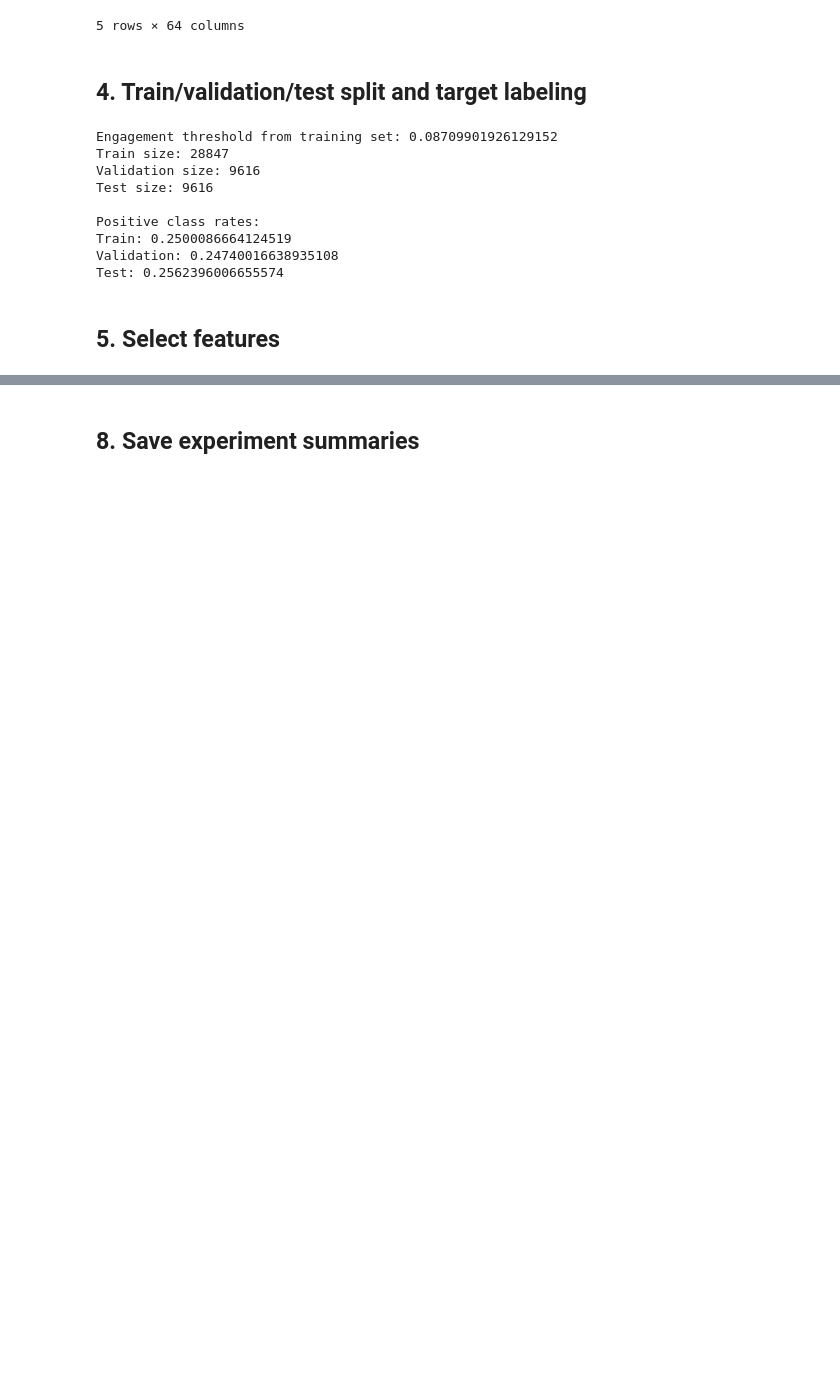
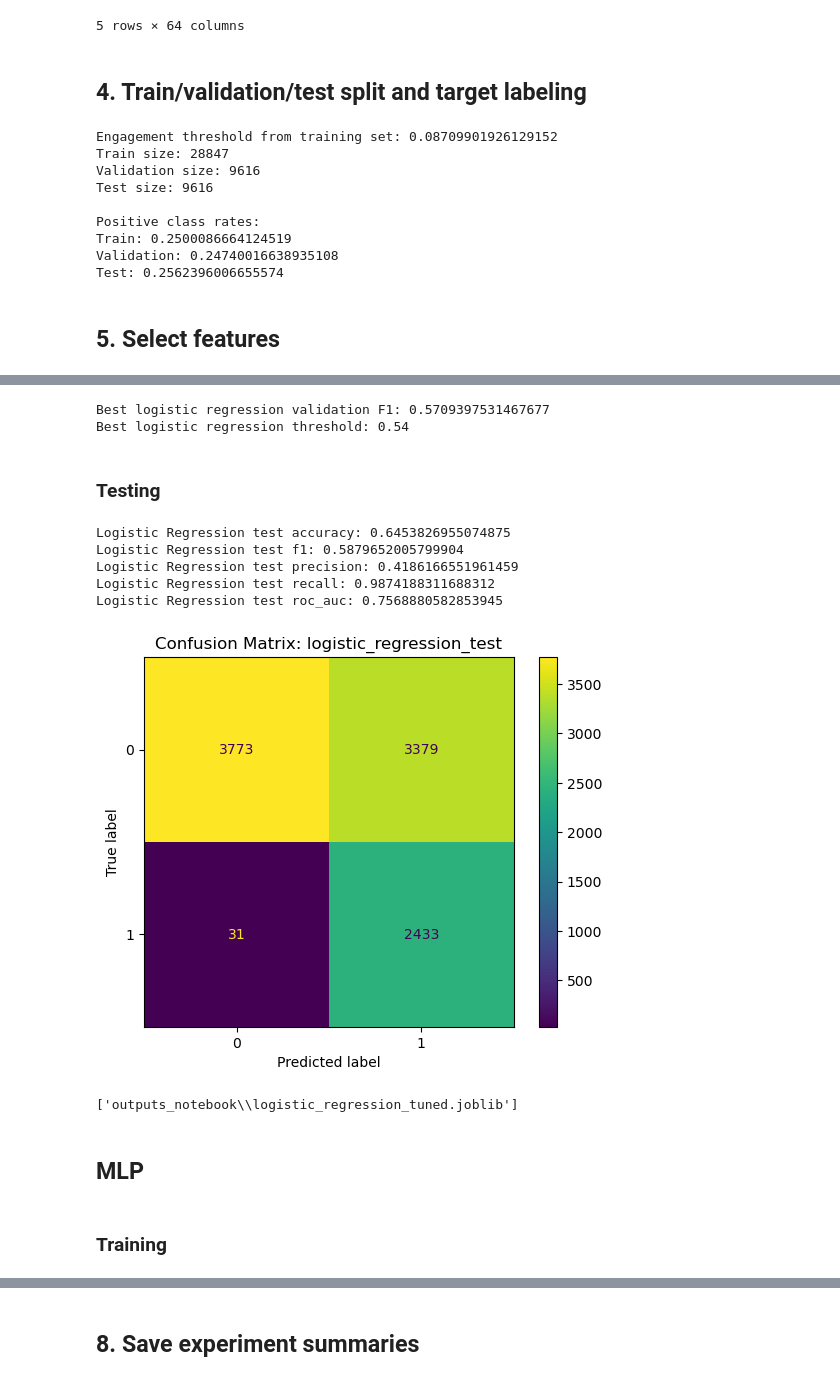
Before and after one commit to taps210/CSC753M, a Jupyter notebook: short_video_engagement_research.ipynb, the cells around one changed output, grey strips where cells are left out. Drawn from its saved outputs; the diff is of its cells as text; code cells hidden in the pictures; blank space fills up the shorter version.

Commit message:
Prioritized f1 score

```diff
--- a/short_video_engagement_research.ipynb
+++ b/short_video_engagement_research.ipynb
@@ -625,0 +475,58 @@ Best model by validation ROC-AUC: mlp_existing_impl
+# %%
+logreg_model = Pipeline(
+    steps=[
+        ("preprocessor", make_preprocessor(numeric_features, categorical_features)),
+        ("model", LogisticRegression(
+            max_iter=2000,
+            solver="liblinear",
+            class_weight="balanced",
+            random_state=42,
+        )),
+    ]
+)
+
+logreg_model.fit(X_train, y_train)
+logreg_threshold, logreg_val_f1 = find_best_threshold_for_f1(logreg_model, X_val, y_val)
+
+print("Best logistic regression validation F1:", logreg_val_f1)
+print("Best logistic regression threshold:", logreg_threshold)
+# %% [output]
+Best logistic regression validation F1: 0.5709397531467677
+Best logistic regression threshold: 0.54
+# %% [markdown]
+### Testing
+# %%
+logreg_test_probas = logreg_model.predict_proba(X_test)[:, 1]
+logreg_test_preds = (logreg_test_probas >= logreg_threshold).astype(int)
+
+logreg_test_accuracy = accuracy_score(y_test, logreg_test_preds)
+logreg_test_f1 = f1_score(y_test, logreg_test_preds, zero_division=0)
+logreg_test_precision = precision_score(y_test, logreg_test_preds, zero_division=0)
+logreg_test_recall = recall_score(y_test, logreg_test_preds, zero_division=0)
+logreg_test_roc_auc = roc_auc_score(y_test, logreg_test_probas)
+
+print("Logistic Regression test accuracy:", logreg_test_accuracy)
+print("Logistic Regression test f1:", logreg_test_f1)
+print("Logistic Regression test precision:", logreg_test_precision)
+print("Logistic Regression test recall:", logreg_test_recall)
+print("Logistic Regression test roc_auc:", logreg_test_roc_auc)
+
+cm = confusion_matrix(y_test, logreg_test_preds)
+disp = ConfusionMatrixDisplay(confusion_matrix=cm)
+disp.plot()
+plt.title("Confusion Matrix: logistic_regression_test")
+plt.show()
+
+joblib.dump(logreg_model, out_dir / "logistic_regression_tuned.joblib")
+# %% [output]
+Logistic Regression test accuracy: 0.6453826955074875
+Logistic Regression test f1: 0.5879652005799904
+Logistic Regression test precision: 0.4186166551961459
+Logistic Regression test recall: 0.9874188311688312
+Logistic Regression test roc_auc: 0.7568880582853945
+[figure, added]
+['outputs_notebook\\logistic_regression_tuned.joblib']
+# %% [markdown]
+## MLP
+# %% [markdown]
+### Training
```
Also changed, not shown: parts of 14 cells of this notebook, 12 other files.
